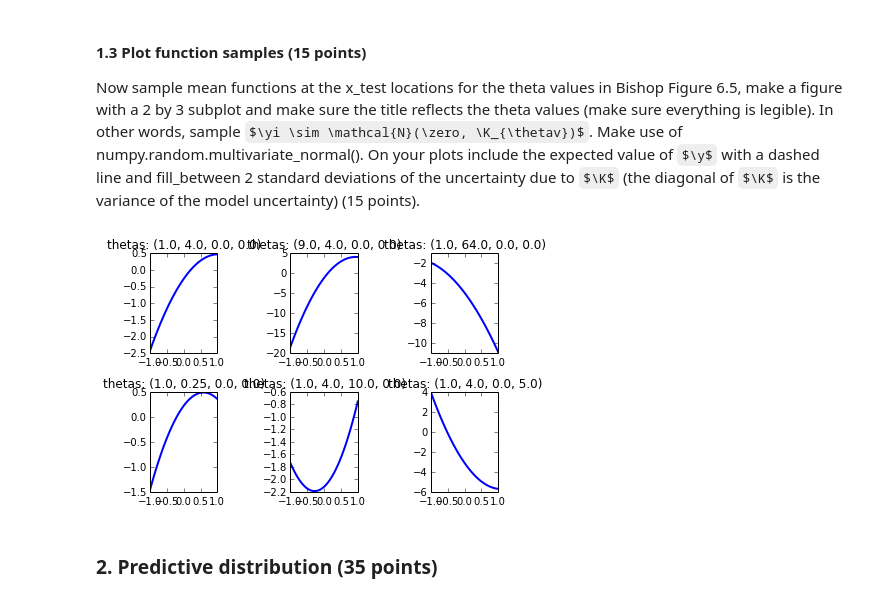
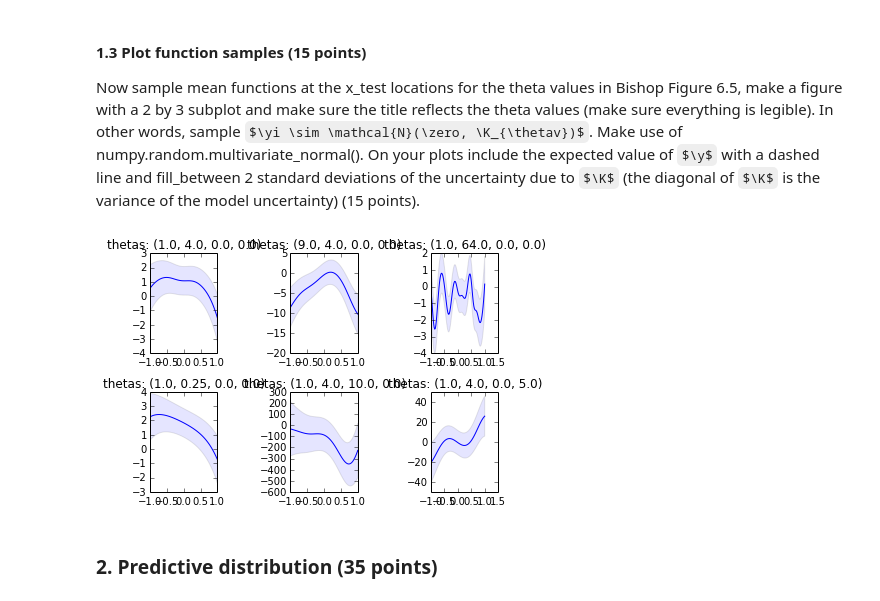
Before and after one commit to maarteninja/ml2014, a Jupyter notebook: three/Lab3.ipynb, the cells around one changed output. Saved outputs shown, nothing was run; the diff lists cells and outputs as text; code cells hidden in the pictures; some formulas as TeX source.

```diff
--- a/three/Lab3.ipynb
+++ b/three/Lab3.ipynb
@@ -100,7 +100,7 @@ def k_n_m(xn, xm, thetas):
 
     d = xn - xm
 
-    return thetas[0] * (-thetas[1]/2 * d ** 2 + thetas[2] + thetas[3] + xn * xm)
+    return thetas[0] * exp(-thetas[1]/2 * d ** 2 + thetas[2] + thetas[3] + xn * xm)
 # %% [markdown]
 #### 1.2 computeK( X1, X2, thetas ) (5 points)
 Eqn 6.60 is the marginal distribution of mean ouput of $N$ data vectors: $p(\y) = \mathcal{N}(\zero, \K)$.  Notice that the expected mean function is $0$ at all locations, and that the covariance is a $N$ by $N$ kernel matrix $\K$.  Write a function "computeK( X1, X2, thetas )" that computes the kernel matrix.  Use k_n_m as part of an innner loop (of course, there are more efficient ways of computing the kernel function making better use of vectorization, but that is not necessary) (5 points).
@@ -119,34 +119,36 @@ Now sample mean functions at the x_test locations for the theta values in Bishop
 # %%
 def plot_function_samples(x_test, y_test, Thetas):
 
     Y = zeros((len(Thetas), x_test.shape[0]))
 
+    plt.figure()
     for i, thetas in enumerate(Thetas):
         K = compute_K(x_test, x_test, thetas)
-
-        Y[i, :] = random.multivariate_normal(zeros((100)), K)
-
-    plt.figure()
-    for i in range(len(Thetas)):
         plt.subplot(2, 3, 1 + i)
         plt.title('thetas: %s' % (Thetas[i], ))
-        plt.plot(x_test, Y[i, :], 'b-', lw=2)
+
+        #for j in range(5):
+        y = random.multivariate_normal(zeros((100)), K)
+        upper = y + sqrt(diag(K))
+        lower = y - sqrt(diag(K))
+        plt.plot(x_test, y, 'b-', lw=1)
+        plt.fill_between(x_test, lower, upper, alpha=0.1)
 
     plt.tight_layout()
     plt.show()
 
 Thetas = (
         (1.00, 4.00, 0.00, 0.00),
         (9.00, 4.00, 0.00, 0.00),
         (1.00, 64.00, 0.00, 0.00),
         (1.00, 0.25, 0.00, 0.00),
         (1.00, 4.00, 10.00, 0.00),
         (1.00, 4.00, 0.00, 5.00),
 )
 
 plot_function_samples(x_test, y_test, Thetas)
 # %% [output]
-[figure, old version]
+[figure, new version]
 # %% [markdown]
 ### 2. Predictive distribution (35 points)
 # %% [markdown]
```
